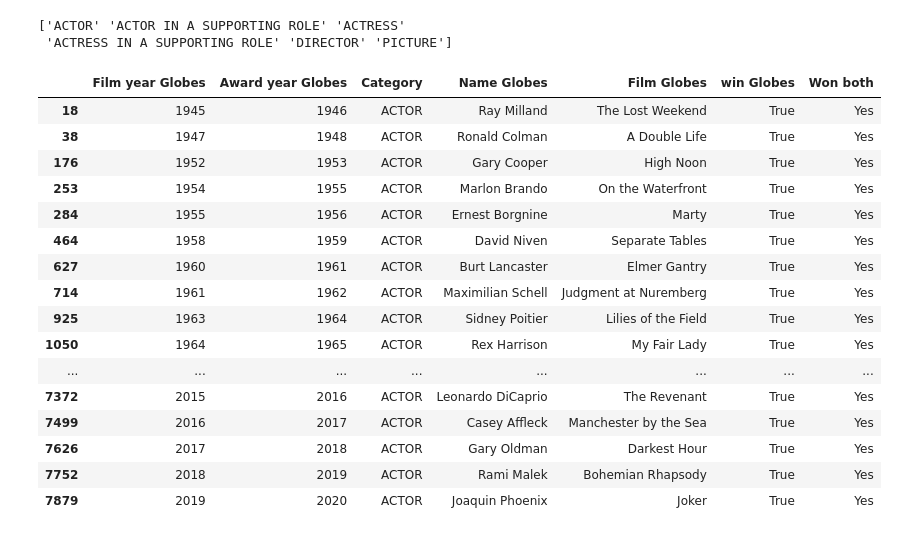
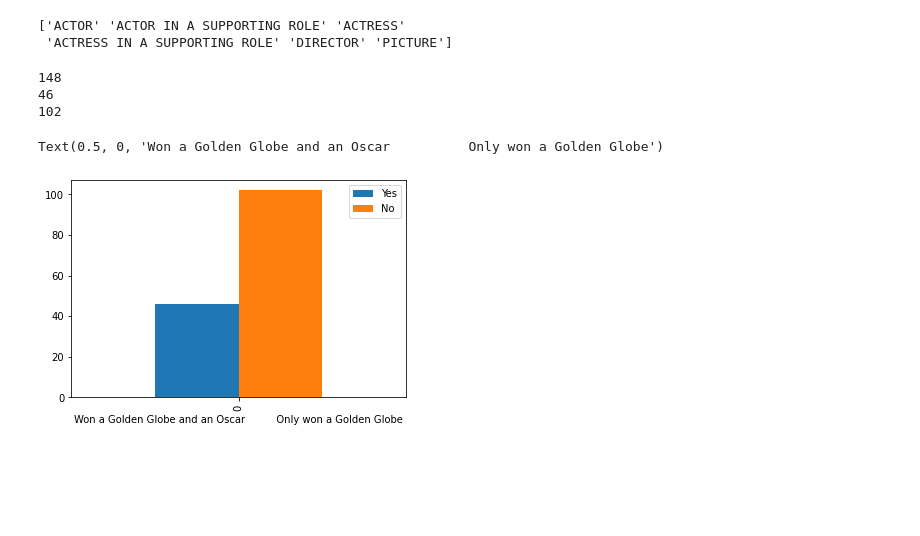
Before and after one commit to ReneTruuts/IDS_C19, a Jupyter notebook: Untitled.ipynb, the cells around one changed output. Drawn from its saved outputs; the diff is of its cells as text; code cells hidden in the pictures; blank space fills up the shorter version.

Commit message:
Bar charts for each category

```diff
--- a/Untitled.ipynb
+++ b/Untitled.ipynb
@@ -102,50 +102,48 @@ print(oscars["category"].unique())
 
 #We create a new set.
 globesActorSet = {'Film year Globes': globes['year_film'], 'Award year Globes': globes['year_award'],
                   'Category': globes['category'], 'Name Globes': globes['nominee'], 'Film Globes': globes['film'],
                   'win Globes': globes['win']}
 #Based on the newly created set, we create a new dataframe.
 globesActor = pd.DataFrame(globesActorSet)
 #In the new dataframe, we only use the rows, where the category is 'ACTOR'
 globesActor = globesActor[globesActor['Category']=="ACTOR"]
 
 #Here we do the same thing with the Oscars results
 
 #We create a new set.
 oscarsActorSet = {'Film year Oscars': oscars['year_film'], 'Award year Oscars': oscars['year_ceremony'],
                   'Category': oscars['category'], 'Name Oscars': oscars['name'], 'Film Oscars': oscars['film'],
                   'win Oscars': oscars['winner']}
 #Based on the newly created set, we create a new dataframe.
 oscarsActor = pd.DataFrame(oscarsActorSet)
 #In the new dataframe, we only use the rows, where the category is 'ACTOR'
 oscarsActor = oscarsActor[oscarsActor['Category']=="ACTOR"]
 #Created copies of the datasets to not mess up any already made work, but now I'm too scared to change anything.
 testdf1 = oscarsActor.copy()
 testdf = globesActor.copy()
 #testdf2 is a dataframe in which we merged the dataframe copies we made before
 testdf2=testdf.merge(testdf1,left_on="Film year Globes",right_on="Film year Oscars")
 #Here we made a new column 'Won both', in which it says 'Yes' if the actor has won both awards for this particular movie, or 'NaN' if he hasn't.
 testdf.loc[(testdf2['Award year Globes'].values == testdf2['Award year Oscars'].values) & (testdf2['Name Globes'].values == testdf2['Name Oscars'].values) & (testdf2['Film Globes'].values == testdf2['Film Oscars'].values), 'Won both'] = 'Yes'
 
 testdf.loc[testdf['Won both'] == 'Yes']
+
+numberOfYesActor = testdf[testdf['Won both']=='Yes'].count()['Won both']
+numberOfNoActor = (testdf.count()['Film year Globes']) - numberOfYesActor
+print(testdf.count()['Film year Globes'])
+print(numberOfYesActor)
+print(numberOfNoActor)
+data = [{'Yes': testdf[testdf['Won both']=='Yes'].count()['Won both'],'No': (testdf.count()['Film year Globes']) - numberOfYesActor}]
+df = pd.DataFrame(data)
+df
+df.plot.bar().set_xlabel("Won a Golden Globe and an Oscar          Only won a Golden Globe")
 # %% [output]
-|  | Film year Globes | Award year Globes | Category | Name Globes | Film Globes | win Globes | Won both |
-| 18 | 1945 | 1946 | ACTOR | Ray Milland | The Lost Weekend | True | Yes |
-| 38 | 1947 | 1948 | ACTOR | Ronald Colman | A Double Life | True | Yes |
-| 176 | 1952 | 1953 | ACTOR | Gary Cooper | High Noon | True | Yes |
-| 253 | 1954 | 1955 | ACTOR | Marlon Brando | On the Waterfront | True | Yes |
-| 284 | 1955 | 1956 | ACTOR | Ernest Borgnine | Marty | True | Yes |
-| 464 | 1958 | 1959 | ACTOR | David Niven | Separate Tables | True | Yes |
-| 627 | 1960 | 1961 | ACTOR | Burt Lancaster | Elmer Gantry | True | Yes |
-| 714 | 1961 | 1962 | ACTOR | Maximilian Schell | Judgment at Nuremberg | True | Yes |
-| 925 | 1963 | 1964 | ACTOR | Sidney Poitier | Lilies of the Field | True | Yes |
-| 1050 | 1964 | 1965 | ACTOR | Rex Harrison | My Fair Lady | True | Yes |
-| ... | ... | ... | ... | ... | ... | ... | ... |
-| 7372 | 2015 | 2016 | ACTOR | Leonardo DiCaprio | The Revenant | True | Yes |
-| 7499 | 2016 | 2017 | ACTOR | Casey Affleck | Manchester by the Sea | True | Yes |
-| 7626 | 2017 | 2018 | ACTOR | Gary Oldman | Darkest Hour | True | Yes |
-| 7752 | 2018 | 2019 | ACTOR | Rami Malek | Bohemian Rhapsody | True | Yes |
-| 7879 | 2019 | 2020 | ACTOR | Joaquin Phoenix | Joker | True | Yes |
+148
+46
+102
+Text(0.5, 0, 'Won a Golden Globe and an Oscar          Only won a Golden Globe')
+[figure, added]
 # %%
 #We will compare the award ceremony results by category.
 #Globes vs Oscars comparison: Actor in a supporting role
```
Also changed, not shown: parts of 5 cells of this notebook.
